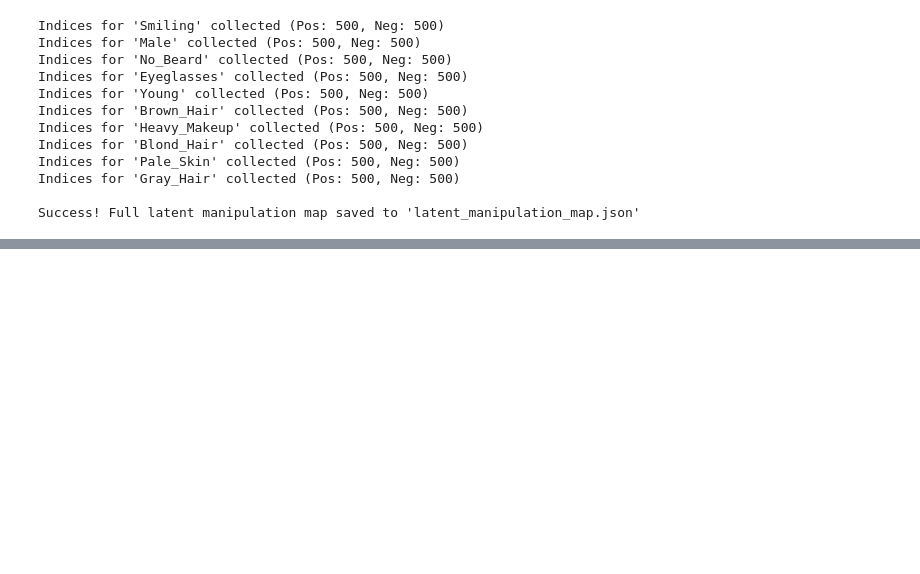
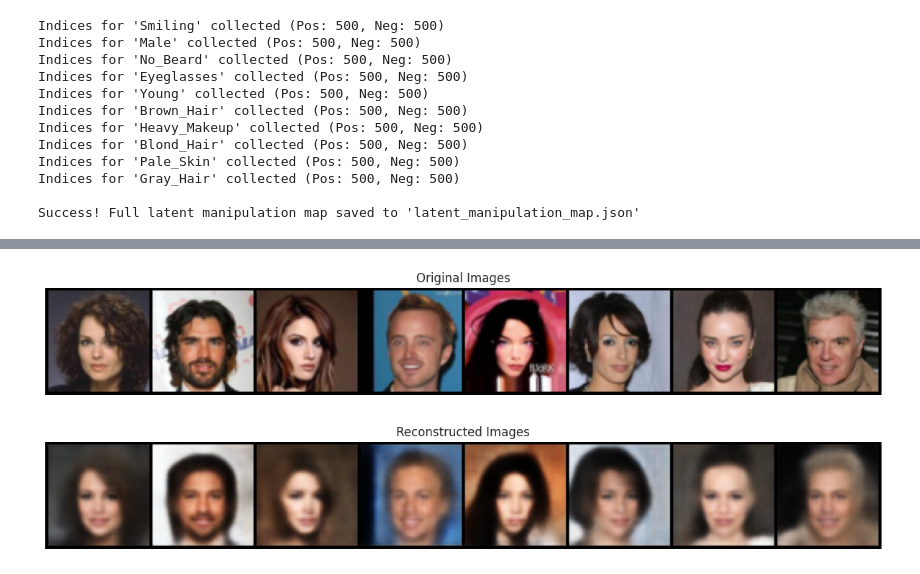
Before and after one commit to martynalacha/Latent-Space-Explorer, a Jupyter notebook: 01_data_analysis.ipynb, the cells around one changed output, grey strips where cells are left out. Drawn from its saved outputs; the diff is of its cells as text; code cells hidden in the pictures; blank space fills up the shorter version.

```diff
--- a/01_data_analysis.ipynb
+++ b/01_data_analysis.ipynb
@@ -123,0 +164,22 @@ Success! Full latent manipulation map saved to 'latent_manipulation_map.json'
+# %%
+import torch
+import numpy as np
+from torchvision.utils import make_grid
+from model import VAE
+from preprocessing import get_celeba_dataloaders
+
+# Setup device
+device = torch.device('cuda' if torch.cuda.is_available() else 'cpu')
+print(f"Using device: {device}")
+
+# Load dataloaders
+_, valid_loader, _ = get_celeba_dataloaders(batch_size=8, img_size=64, num_workers=4, pin_memory=True)
+
+# Initialize model and load weights
+model = VAE(latent_dim=128, cond_dim=40).to(device)
+checkpoint = torch.load('checkpoints/best_model.pt', map_location=device)
+model.load_state_dict(checkpoint['model_state_dict'])
+
+# Set to evaluation mode (disables dropout, fixes batchnorm, makes reparameterization deterministic)
+model.eval()
+print(f"Model loaded from epoch {checkpoint['epoch']} with valid loss {checkpoint['valid_loss']:.4f}")
@@ -123,0 +189,24 @@ Success! Full latent manipulation map saved to 'latent_manipulation_map.json'
+# %%
+# Fetch one batch of validation images and labels
+images, labels = next(iter(valid_loader))
+images = images.to(device)
+labels = labels.float().to(device)
+
+# Forward pass without calculating gradients
+with torch.no_grad():
+    reconstructed, _, _ = model(images, labels)
+
+# Helper function to display image grids
+def show_tensor_images(image_tensor, title):
+    grid = make_grid(image_tensor.cpu(), nrow=8, normalize=True)
+    plt.figure(figsize=(15, 5))
+    plt.imshow(grid.permute(1, 2, 0).numpy())
+    plt.title(title)
+    plt.axis('off')
+    plt.show()
+
+show_tensor_images(images, "Original Images")
+show_tensor_images(reconstructed, "Reconstructed Images")
+# %% [output]
+[figure, added]
+[figure, added]
```
Also changed, not shown: parts of 9 cells of this notebook, 6 other files.
